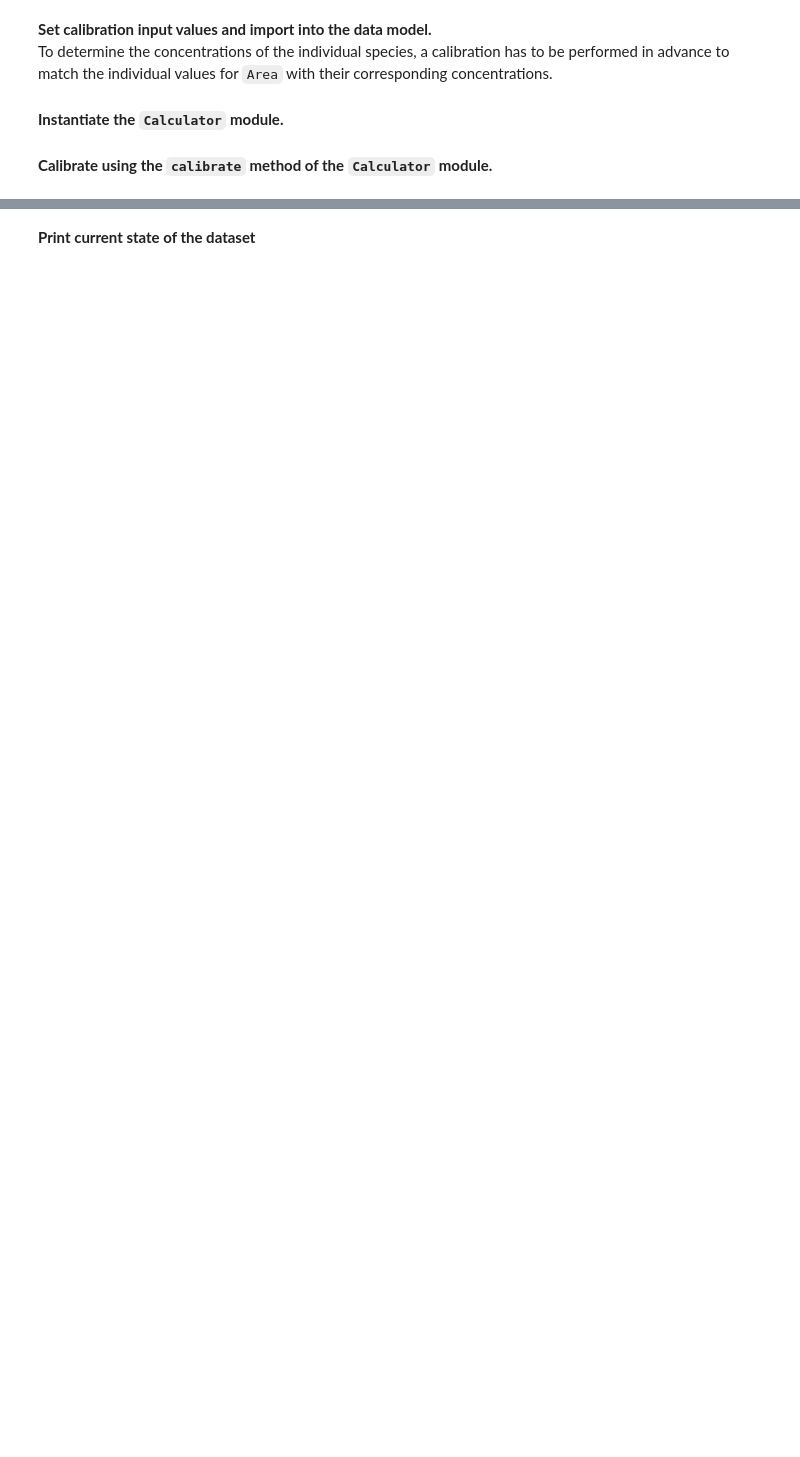
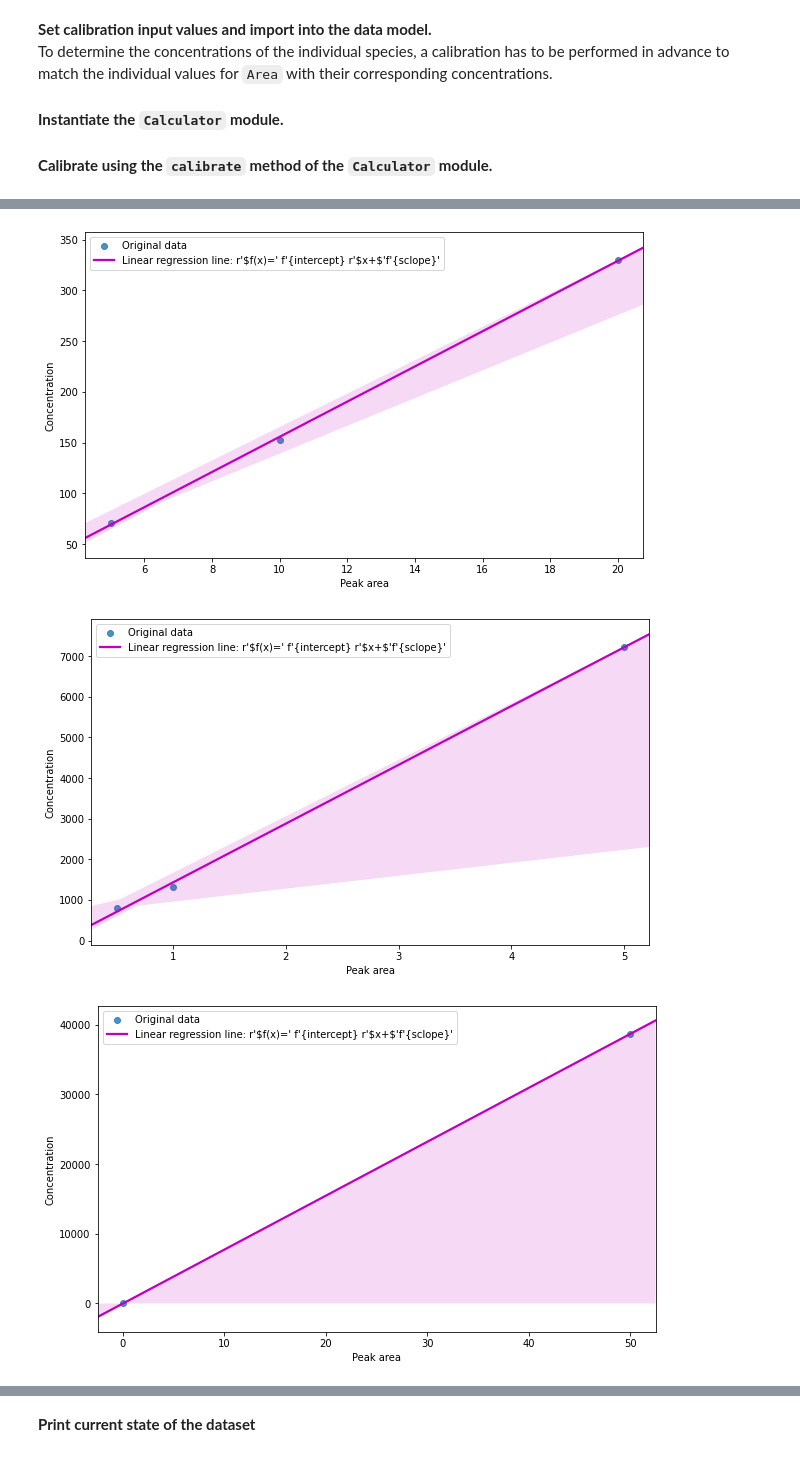
Before and after one commit to FAIRChemistry/FAIRFlow, a Jupyter notebook: experimental_b07_tc.ipynb, the cells around one changed output, grey strips where cells are left out. Saved outputs shown, nothing was run; the diff lists cells and outputs as text; code cells hidden in the pictures; blank space fills up the shorter version.

```diff
--- a/experimental_b07_tc.ipynb
+++ b/experimental_b07_tc.ipynb
@@ -214,0 +350,6 @@ calibration_df
+# %%
+calculator.plot_calibration()
+# %% [output]
+[figure, added]
+[figure, added]
+[figure, added]
```
Also changed, not shown: parts of 31 cells of this notebook, 32 other files.
